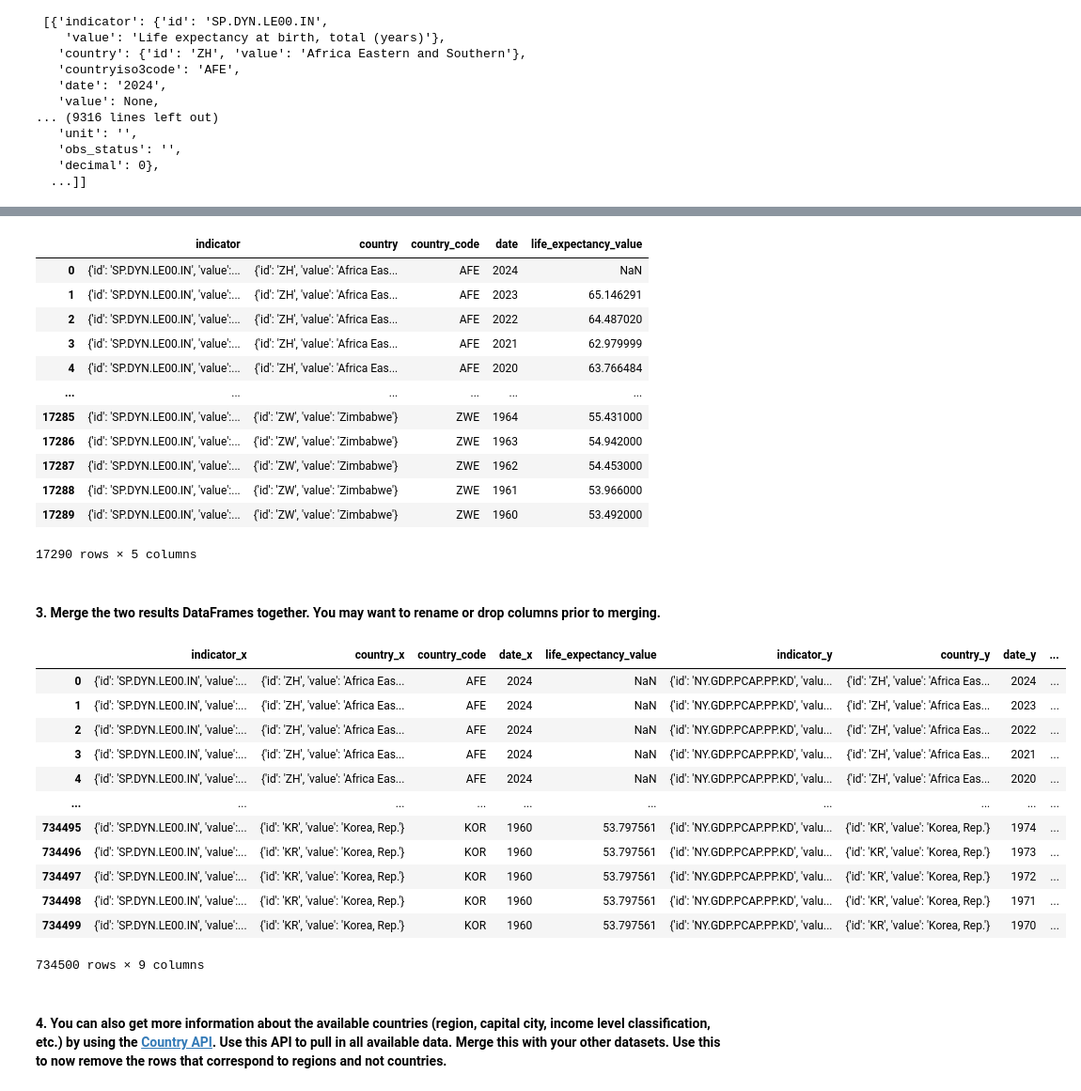
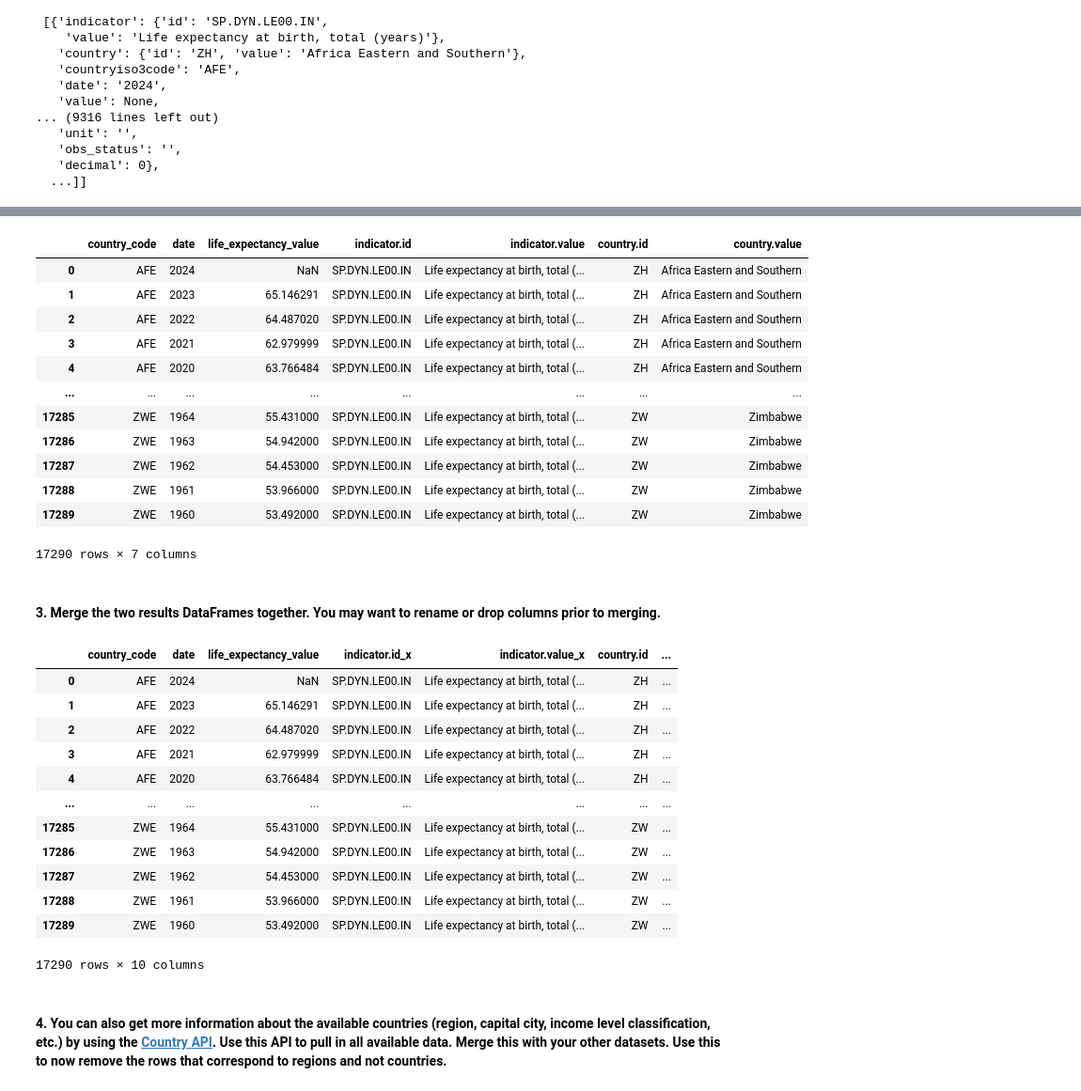
Before and after one commit to NSS-Full-Time-Data-Analytics-16/api-project-LeAnne-Velazquez, a Jupyter notebook: api_project.ipynb, the cells around one changed output, grey strips where cells are left out. Shown at 94% size. Drawn from its saved outputs; the diff is of its cells as text; code cells hidden in the pictures.

```diff
--- a/api_project.ipynb
+++ b/api_project.ipynb
@@ -8,7 +8,7 @@ import matplotlib.pyplot as plt
 endpoint = 'http://api.worldbank.org/v2/country/all/indicator/NY.GDP.PCAP.PP.KD?format=json'  ### added '?format=json' at end to convert to json from XML
 
 params = {
-    "per_page": "10000"
+    "per_page": "17290"
 }
 # %%
 response = requests.get(endpoint, params = params)
@@ -59,0 +46,2 @@ gdp_df
+# %%
+gdp_df = pd.json_normalize(records)
@@ -133,7 +137,7 @@ life_res
 # %%
 life_records = life_res[1]
 
-life_expectancy_df = pd.DataFrame(life_records)
-
+###life_expectancy_df = pd.DataFrame(life_records)
+life_expectancy_df = pd.json_normalize(life_records)
 life_expectancy_df
 # %% [output]
@@ -160,44 +164,44 @@ life_expectancy_df = life_expectancy_df.rename(columns={
 
 life_expectancy_df
 # %% [output]
-|  | indicator | country | country_code | date | life_expectancy_value |
-| 0 | {'id': 'SP.DYN.LE00.IN', 'value':... | {'id': 'ZH', 'value': 'Africa Eas... | AFE | 2024 | NaN |
-| 1 | {'id': 'SP.DYN.LE00.IN', 'value':... | {'id': 'ZH', 'value': 'Africa Eas... | AFE | 2023 | 65.146291 |
-| 2 | {'id': 'SP.DYN.LE00.IN', 'value':... | {'id': 'ZH', 'value': 'Africa Eas... | AFE | 2022 | 64.487020 |
-| 3 | {'id': 'SP.DYN.LE00.IN', 'value':... | {'id': 'ZH', 'value': 'Africa Eas... | AFE | 2021 | 62.979999 |
-| 4 | {'id': 'SP.DYN.LE00.IN', 'value':... | {'id': 'ZH', 'value': 'Africa Eas... | AFE | 2020 | 63.766484 |
-| ... | ... | ... | ... | ... | ... |
-| 17285 | {'id': 'SP.DYN.LE00.IN', 'value':... | {'id': 'ZW', 'value': 'Zimbabwe'} | ZWE | 1964 | 55.431000 |
-| 17286 | {'id': 'SP.DYN.LE00.IN', 'value':... | {'id': 'ZW', 'value': 'Zimbabwe'} | ZWE | 1963 | 54.942000 |
-| 17287 | {'id': 'SP.DYN.LE00.IN', 'value':... | {'id': 'ZW', 'value': 'Zimbabwe'} | ZWE | 1962 | 54.453000 |
-| 17288 | {'id': 'SP.DYN.LE00.IN', 'value':... | {'id': 'ZW', 'value': 'Zimbabwe'} | ZWE | 1961 | 53.966000 |
-| 17289 | {'id': 'SP.DYN.LE00.IN', 'value':... | {'id': 'ZW', 'value': 'Zimbabwe'} | ZWE | 1960 | 53.492000 |
+|  | country_code | date | life_expectancy_value | indicator.id | indicator.value | country.id | country.value |
+| 0 | AFE | 2024 | NaN | SP.DYN.LE00.IN | Life expectancy at birth, total (... | ZH | Africa Eastern and Southern |
+| 1 | AFE | 2023 | 65.146291 | SP.DYN.LE00.IN | Life expectancy at birth, total (... | ZH | Africa Eastern and Southern |
+| 2 | AFE | 2022 | 64.487020 | SP.DYN.LE00.IN | Life expectancy at birth, total (... | ZH | Africa Eastern and Southern |
+| 3 | AFE | 2021 | 62.979999 | SP.DYN.LE00.IN | Life expectancy at birth, total (... | ZH | Africa Eastern and Southern |
+| 4 | AFE | 2020 | 63.766484 | SP.DYN.LE00.IN | Life expectancy at birth, total (... | ZH | Africa Eastern and Southern |
+| ... | ... | ... | ... | ... | ... | ... | ... |
+| 17285 | ZWE | 1964 | 55.431000 | SP.DYN.LE00.IN | Life expectancy at birth, total (... | ZW | Zimbabwe |
+| 17286 | ZWE | 1963 | 54.942000 | SP.DYN.LE00.IN | Life expectancy at birth, total (... | ZW | Zimbabwe |
+| 17287 | ZWE | 1962 | 54.453000 | SP.DYN.LE00.IN | Life expectancy at birth, total (... | ZW | Zimbabwe |
+| 17288 | ZWE | 1961 | 53.966000 | SP.DYN.LE00.IN | Life expectancy at birth, total (... | ZW | Zimbabwe |
+| 17289 | ZWE | 1960 | 53.492000 | SP.DYN.LE00.IN | Life expectancy at birth, total (... | ZW | Zimbabwe |
-17290 rows × 5 columns
+17290 rows × 7 columns
 # %% [markdown]
 #### 3. Merge the two results DataFrames together. You may want to rename or drop columns prior to merging.
 # %%
 merged_df = pd.merge(
     life_expectancy_df,
     gdp_df,
-    on="country_code",
-    how="inner"
-)
+    on=['country_code', 'date', 'country.value', 'country.id'])   ### merged on multiple columns instead of just one
+    ## how="inner"  ##reminder- automatically does inner
+
 
 merged_df
 # %% [output]
-|  | indicator_x | country_x | country_code | date_x | life_expectancy_value | indicator_y | country_y | date_y | ... |
-| 0 | {'id': 'SP.DYN.LE00.IN', 'value':... | {'id': 'ZH', 'value': 'Africa Eas... | AFE | 2024 | NaN | {'id': 'NY.GDP.PCAP.PP.KD', 'valu... | {'id': 'ZH', 'value': 'Africa Eas... | 2024 | ... |
-| 1 | {'id': 'SP.DYN.LE00.IN', 'value':... | {'id': 'ZH', 'value': 'Africa Eas... | AFE | 2024 | NaN | {'id': 'NY.GDP.PCAP.PP.KD', 'valu... | {'id': 'ZH', 'value': 'Africa Eas... | 2023 | ... |
-| 2 | {'id': 'SP.DYN.LE00.IN', 'value':... | {'id': 'ZH', 'value': 'Africa Eas... | AFE | 2024 | NaN | {'id': 'NY.GDP.PCAP.PP.KD', 'valu... | {'id': 'ZH', 'value': 'Africa Eas... | 2022 | ... |
-| 3 | {'id': 'SP.DYN.LE00.IN', 'value':... | {'id': 'ZH', 'value': 'Africa Eas... | AFE | 2024 | NaN | {'id': 'NY.GDP.PCAP.PP.KD', 'valu... | {'id': 'ZH', 'value': 'Africa Eas... | 2021 | ... |
-| 4 | {'id': 'SP.DYN.LE00.IN', 'value':... | {'id': 'ZH', 'value': 'Africa Eas... | AFE | 2024 | NaN | {'id': 'NY.GDP.PCAP.PP.KD', 'valu... | {'id': 'ZH', 'value': 'Africa Eas... | 2020 | ... |
-| ... | ... | ... | ... | ... | ... | ... | ... | ... | ... |
-| 734495 | {'id': 'SP.DYN.LE00.IN', 'value':... | {'id': 'KR', 'value': 'Korea, Rep.'} | KOR | 1960 | 53.797561 | {'id': 'NY.GDP.PCAP.PP.KD', 'valu... | {'id': 'KR', 'value': 'Korea, Rep.'} | 1974 | ... |
-| 734496 | {'id': 'SP.DYN.LE00.IN', 'value':... | {'id': 'KR', 'value': 'Korea, Rep.'} | KOR | 1960 | 53.797561 | {'id': 'NY.GDP.PCAP.PP.KD', 'valu... | {'id': 'KR', 'value': 'Korea, Rep.'} | 1973 | ... |
-| 734497 | {'id': 'SP.DYN.LE00.IN', 'value':... | {'id': 'KR', 'value': 'Korea, Rep.'} | KOR | 1960 | 53.797561 | {'id': 'NY.GDP.PCAP.PP.KD', 'valu... | {'id': 'KR', 'value': 'Korea, Rep.'} | 1972 | ... |
-| 734498 | {'id': 'SP.DYN.LE00.IN', 'value':... | {'id': 'KR', 'value': 'Korea, Rep.'} | KOR | 1960 | 53.797561 | {'id': 'NY.GDP.PCAP.PP.KD', 'valu... | {'id': 'KR', 'value': 'Korea, Rep.'} | 1971 | ... |
-| 734499 | {'id': 'SP.DYN.LE00.IN', 'value':... | {'id': 'KR', 'value': 'Korea, Rep.'} | KOR | 1960 | 53.797561 | {'id': 'NY.GDP.PCAP.PP.KD', 'valu... | {'id': 'KR', 'value': 'Korea, Rep.'} | 1970 | ... |
+|  | country_code | date | life_expectancy_value | indicator.id_x | indicator.value_x | country.id | ... |
+| 0 | AFE | 2024 | NaN | SP.DYN.LE00.IN | Life expectancy at birth, total (... | ZH | ... |
+| 1 | AFE | 2023 | 65.146291 | SP.DYN.LE00.IN | Life expectancy at birth, total (... | ZH | ... |
+| 2 | AFE | 2022 | 64.487020 | SP.DYN.LE00.IN | Life expectancy at birth, total (... | ZH | ... |
+| 3 | AFE | 2021 | 62.979999 | SP.DYN.LE00.IN | Life expectancy at birth, total (... | ZH | ... |
+| 4 | AFE | 2020 | 63.766484 | SP.DYN.LE00.IN | Life expectancy at birth, total (... | ZH | ... |
+| ... | ... | ... | ... | ... | ... | ... | ... |
+| 17285 | ZWE | 1964 | 55.431000 | SP.DYN.LE00.IN | Life expectancy at birth, total (... | ZW | ... |
+| 17286 | ZWE | 1963 | 54.942000 | SP.DYN.LE00.IN | Life expectancy at birth, total (... | ZW | ... |
+| 17287 | ZWE | 1962 | 54.453000 | SP.DYN.LE00.IN | Life expectancy at birth, total (... | ZW | ... |
+| 17288 | ZWE | 1961 | 53.966000 | SP.DYN.LE00.IN | Life expectancy at birth, total (... | ZW | ... |
+| 17289 | ZWE | 1960 | 53.492000 | SP.DYN.LE00.IN | Life expectancy at birth, total (... | ZW | ... |
-734500 rows × 9 columns
+17290 rows × 10 columns
 # %% [markdown]
 #### 4. You can also get more information about the available countries (region, capital city, income level classification, etc.) by using the [Country API](https://datahelpdesk.worldbank.org/knowledgebase/articles/898590-country-api-queries). Use this API to pull in all available data. Merge this with your other datasets. Use this to now remove the rows that correspond to regions and not countries.
 # %%
```
Also changed, not shown: parts of 12 cells of this notebook.
